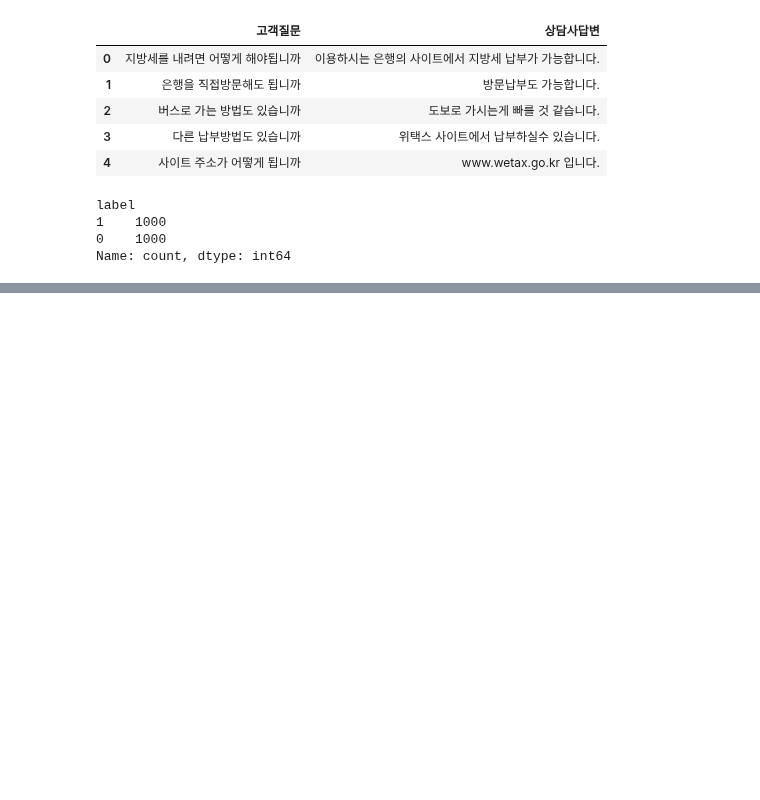
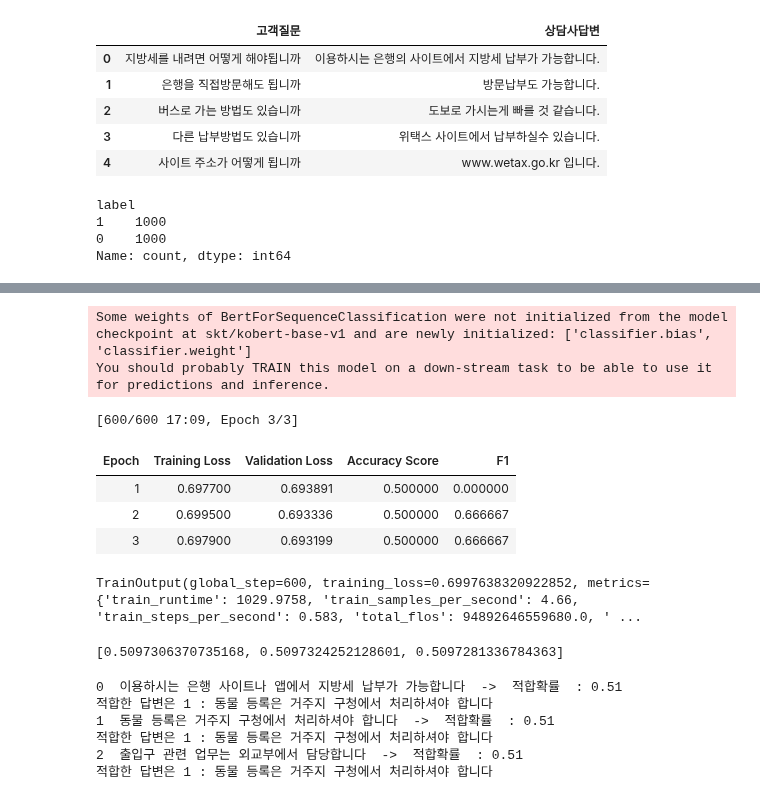
Before and after one commit to JungHyun7/multicam, a Jupyter notebook: 20251110/01_kobert.ipynb, the cells around one changed output, grey strips where cells are left out. Drawn from its saved outputs; the diff is of its cells as text; code cells hidden in the pictures; blank space fills up the shorter version.

```diff
--- a/20251110/01_kobert.ipynb
+++ b/20251110/01_kobert.ipynb
@@ -186,0 +236,51 @@ DatasetDict({
+# %%
+# BertModel -> CLS -> dropout -> linear
+model = BertForSequenceClassification.from_pretrained(
+    MODEL_NAME, num_labels=2
+)
+# %% [output]
+Some weights of BertForSequenceClassification were not initialized from the model checkpoint at skt/kobert-base-v1 and are newly initialized: ['classifier.bias', 'classifier.weight']
+You should probably TRAIN this model on a down-stream task to be able to use it for predictions and inference.
+# %%
+# 평가 지표 함수
+def compute_metrics(eval_pred):
+    logits, labels = eval_pred
+    preds = np.argmax(logits, axis= -1)
+    return {
+        'accuracy_score' : accuracy_score(labels, preds),
+        'f1' : f1_score(labels, preds)
+    }
+# %%
+args = TrainingArguments(
+    output_dir = '/kobert_pair_cls',
+    eval_strategy= 'epoch',
+    save_strategy='epoch',
+    logging_steps=50,
+    learning_rate = 5e-5,
+    weight_decay=0.01,
+    warmup_ratio=0.1,
+    load_best_model_at_end=True,
+    metric_for_best_model='f1',
+    greater_is_better=True,
+    report_to=[]
+)
+# %%
+trainer = Trainer(
+    model = model,
+    args = args,
+    train_dataset= tok_ds['train'],
+    eval_dataset= tok_ds['validation'],
+    tokenizer=tokenizer,
+    data_collator= collator,
+    compute_metrics= compute_metrics
+
+)
+# %%
+trainer.train()
+# %% [output]
+[600/600 17:09, Epoch 3/3]
+| Epoch | Training Loss | Validation Loss | Accuracy Score | F1 |
+| 1 | 0.697700 | 0.693891 | 0.500000 | 0.000000 |
+| 2 | 0.699500 | 0.693336 | 0.500000 | 0.666667 |
+| 3 | 0.697900 | 0.693199 | 0.500000 | 0.666667 |
+TrainOutput(global_step=600, training_loss=0.6997638320922852, metrics={'train_runtime': 1029.9758, 'train_samples_per_second': 4.66, 'train_steps_per_second': 0.583, 'total_flos': 94892646559680.0, ' ...
@@ -186,0 +325,19 @@ DatasetDict({
+# %%
+scores
+# %% [output]
+[0.5097306370735168, 0.5097324252128601, 0.5097281336784363]
+# %%
+best_idx = int(np.argmax(scores))
+for i, (a, s) in enumerate(zip(answers, scores)):
+    # 1 -> index
+    # a - > 답변
+    # s -> 1의 적합 확률
+    print(f"{i}  {a}  ->  적합확률  : {round(s, 3)}")
+    print(f"적합한 답변은 {best_idx} : {answers[best_idx]}")
+# %% [output]
+0  이용하시는 은행 사이트나 앱에서 지방세 납부가 가능합니다  ->  적합확률  : 0.51
+적합한 답변은 1 : 동물 등록은 거주지 구청에서 처리하셔야 합니다
+1  동물 등록은 거주지 구청에서 처리하셔야 합니다  ->  적합확률  : 0.51
+적합한 답변은 1 : 동물 등록은 거주지 구청에서 처리하셔야 합니다
+2  출입구 관련 업무는 외교부에서 담당합니다  ->  적합확률  : 0.51
+적합한 답변은 1 : 동물 등록은 거주지 구청에서 처리하셔야 합니다
```
Also changed, not shown: parts of 7 cells of this notebook.
